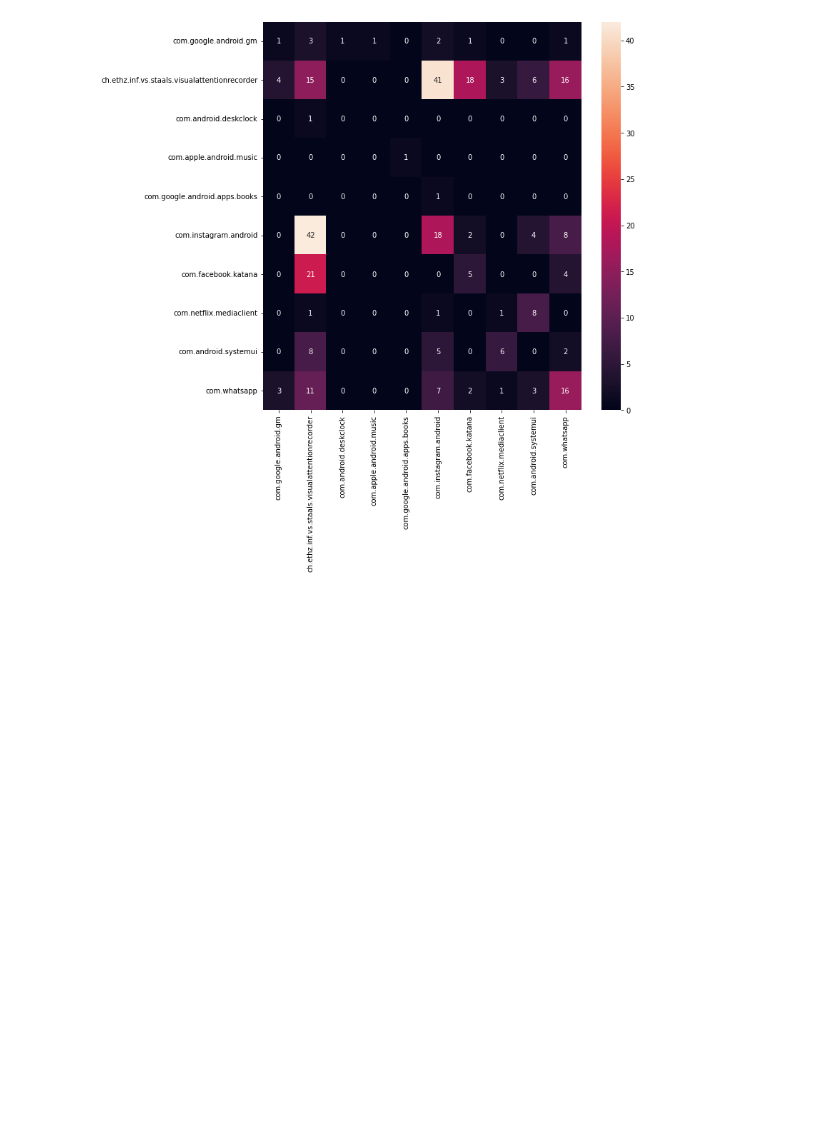
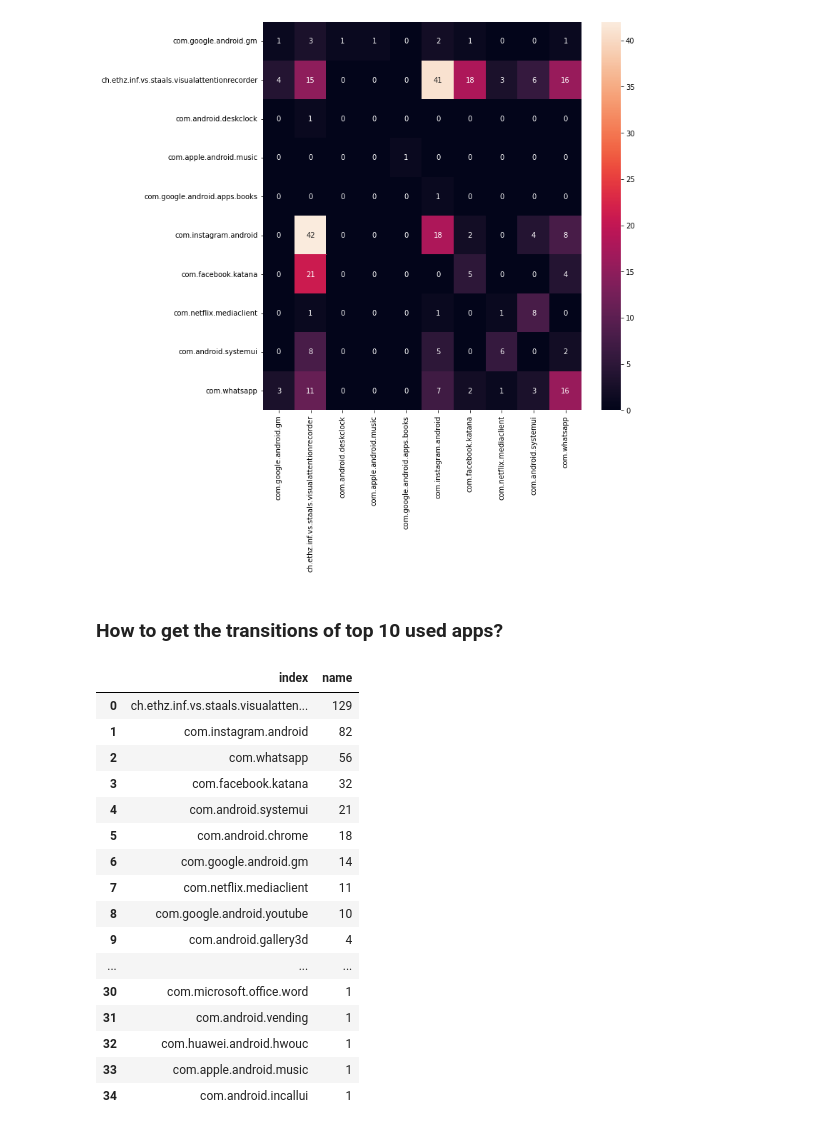
Before and after one commit to AbhishekKaushikCV/HCI, a Jupyter notebook: Transition_matrix_1.ipynb, the cells around one changed output. Saved outputs shown, nothing was run; the diff lists cells and outputs as text; code cells hidden in the pictures; blank space fills up the shorter version.

```diff
--- a/Transition_matrix_1.ipynb
+++ b/Transition_matrix_1.ipynb
@@ -263,3 +229,28 @@ s_ax = sns.heatmap(m_s_arr,annot=True,xticklabels=m_unique_apps[0:10],yticklabel
 plt.savefig('m_10_apps_transition.png')
 # %% [output]
 [figure]
+# %% [markdown]
+### How to get the transitions of top 10 used apps?
+# %%
+# Sort the dataframe acoording to the number of occurence of value in a column
+
+df = m_app_data['name'].value_counts(ascending=False).reset_index()
+df
+# %% [output]
+|  | index | name |
+| 0 | ch.ethz.inf.vs.staals.visualatten... | 129 |
+| 1 | com.instagram.android | 82 |
+| 2 | com.whatsapp | 56 |
+| 3 | com.facebook.katana | 32 |
+| 4 | com.android.systemui | 21 |
+| 5 | com.android.chrome | 18 |
+| 6 | com.google.android.gm | 14 |
+| 7 | com.netflix.mediaclient | 11 |
+| 8 | com.google.android.youtube | 10 |
+| 9 | com.android.gallery3d | 4 |
+| ... | ... | ... |
+| 30 | com.microsoft.office.word | 1 |
+| 31 | com.android.vending | 1 |
+| 32 | com.huawei.android.hwouc | 1 |
+| 33 | com.apple.android.music | 1 |
+| 34 | com.android.incallui | 1 |
```
Also changed, not shown: parts of 5 cells of this notebook.
